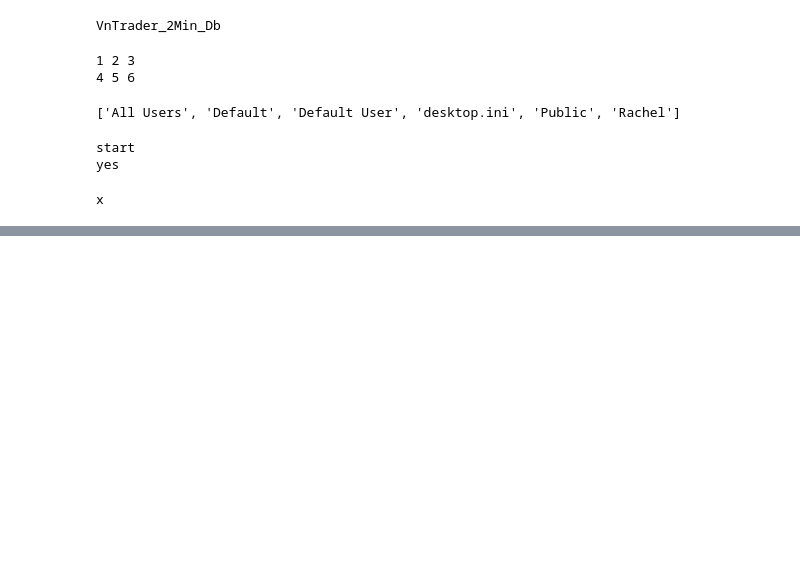
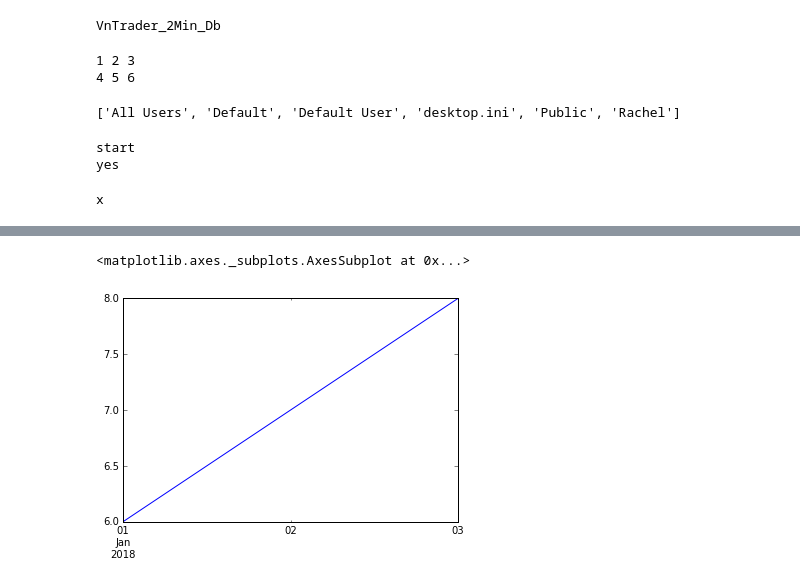
Before and after one commit to lo-e/python-for-investment, a Jupyter notebook: jupyter/test.ipynb, the cells around one changed output, grey strips where cells are left out. Cells and saved outputs as stored; diff of their text form; code cells hidden in the pictures; blank space fills up the shorter version.

```diff
--- a/jupyter/test.ipynb
+++ b/jupyter/test.ipynb
@@ -621,0 +680,13 @@ x
+# %%
+date1 = datetime.strptime('2018-01-01', '%Y-%m-%d')
+date2 = datetime.strptime('2018-01-02', '%Y-%m-%d')
+date3 = datetime.strptime('2018-01-03', '%Y-%m-%d')
+dateList = [date1, date2, date3]
+earnList = [6, 7, 8]
+dic = {'a':earnList}
+df = pd.DataFrame.from_dict(dic)
+df.index = dateList
+df['a'].plot()
+# %% [output]
+<matplotlib.axes._subplots.AxesSubplot at 0x...>
+[figure, added]
```
Also changed, not shown: parts of 6 cells of this notebook, 5 other files.
